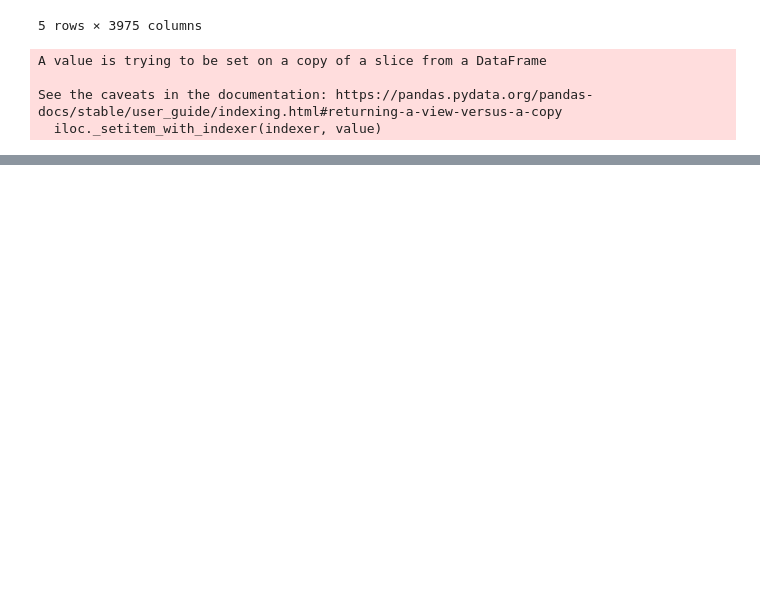
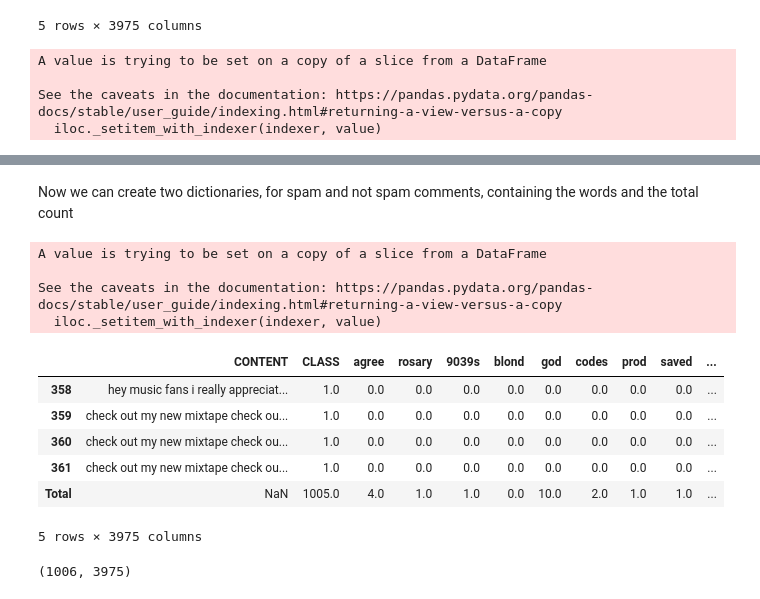
Before and after one commit to datarepresentation/spam-detector, a Jupyter notebook: spamDetector_EDA.ipynb, the cells around one changed output, grey strips where cells are left out. Cells and saved outputs as stored; diff of their text form; code cells hidden in the pictures; blank space fills up the shorter version.

Commit message:
added spam/not_spam dictionaries

```diff
--- a/spamDetector_EDA.ipynb
+++ b/spamDetector_EDA.ipynb
@@ -214,0 +233,22 @@ df.to_csv("df_clean.csv")
+# %% [markdown]
+Now we can create two dictionaries, for spam and not spam comments, containing the words and the total count
+# %%
+df_spam =df[df["CLASS"] == 1]
+df_spam.loc['Total']= df_spam.sum(numeric_only=True, axis=0)
+df_spam.tail()
+# %% [output]
+A value is trying to be set on a copy of a slice from a DataFrame
+
+See the caveats in the documentation: https://pandas.pydata.org/pandas-docs/stable/user_guide/indexing.html#returning-a-view-versus-a-copy
+  iloc._setitem_with_indexer(indexer, value)
+|  | CONTENT | CLASS | agree | rosary | 9039s | blond | god | codes | prod | saved | ... |
+| 358 | hey music fans i really appreciat... | 1.0 | 0.0 | 0.0 | 0.0 | 0.0 | 0.0 | 0.0 | 0.0 | 0.0 | ... |
+| 359 | check out my new mixtape check ou... | 1.0 | 0.0 | 0.0 | 0.0 | 0.0 | 0.0 | 0.0 | 0.0 | 0.0 | ... |
+| 360 | check out my new mixtape check ou... | 1.0 | 0.0 | 0.0 | 0.0 | 0.0 | 0.0 | 0.0 | 0.0 | 0.0 | ... |
+| 361 | check out my new mixtape check ou... | 1.0 | 0.0 | 0.0 | 0.0 | 0.0 | 0.0 | 0.0 | 0.0 | 0.0 | ... |
+| Total | NaN | 1005.0 | 4.0 | 1.0 | 1.0 | 0.0 | 10.0 | 2.0 | 1.0 | 1.0 | ... |
+5 rows × 3975 columns
+# %%
+print(df_spam.shape)
+# %% [output]
+(1006, 3975)
```
Also changed, not shown: parts of 13 cells of this notebook.
